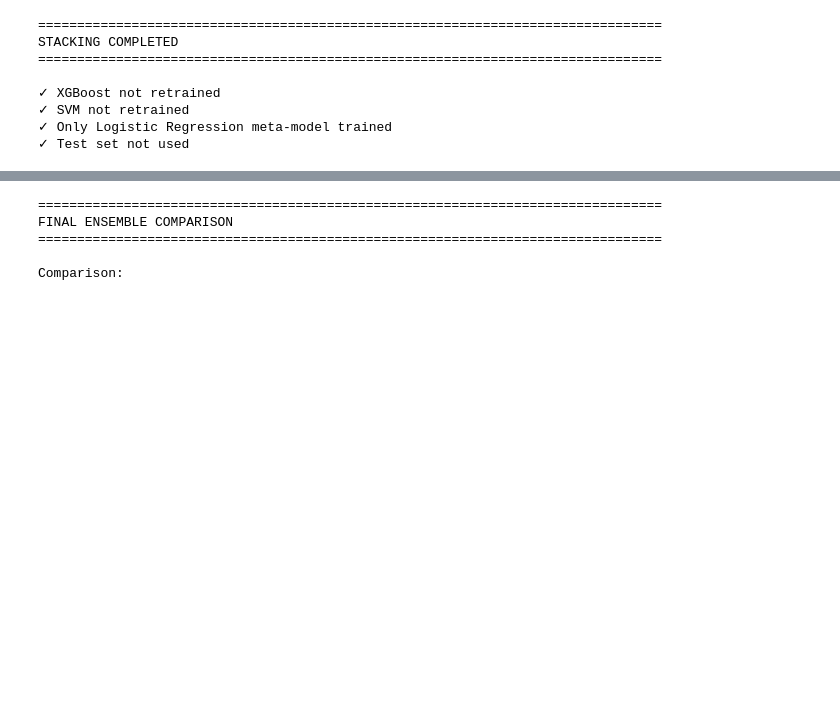
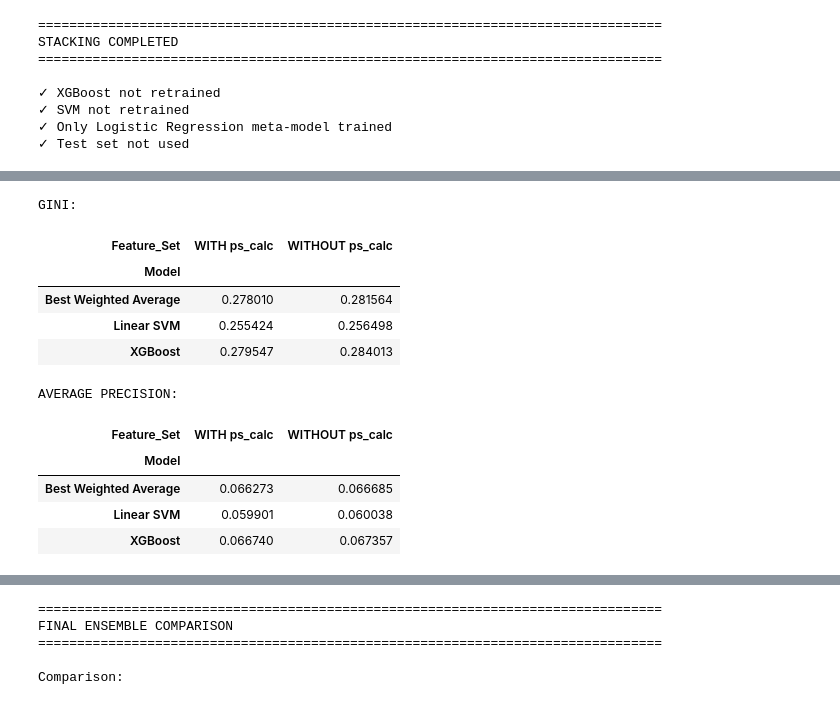
Before and after one commit to leyla-louache/porto-seguro-project, a Jupyter notebook: notebooks/04_Gilles_Koudjou.ipynb, the cells around one changed output, grey strips where cells are left out. Cells and saved outputs as stored; diff of their text form; code cells hidden in the pictures; blank space fills up the shorter version.

```diff
--- a/notebooks/04_Gilles_Koudjou.ipynb
+++ b/notebooks/04_Gilles_Koudjou.ipynb
@@ -11674,0 +12124,39 @@ STACKING COMPLETED
+# %%
+# ============================================================
+# 5. DIRECT WITH / WITHOUT COMPARISON
+# ============================================================
+
+gini_comparison = comparison_calc.pivot(
+    index="Model",
+    columns="Feature_Set",
+    values="Gini"
+)
+
+ap_comparison = comparison_calc.pivot(
+    index="Model",
+    columns="Feature_Set",
+    values="Average_Precision"
+)
+
+print("GINI:")
+display(
+    gini_comparison.round(6)
+)
+
+print("\nAVERAGE PRECISION:")
+display(
+    ap_comparison.round(6)
+)
+# %% [output]
+GINI:
+| Feature_Set | WITH ps_calc | WITHOUT ps_calc |
+| Model |  |  |
+| Best Weighted Average | 0.278010 | 0.281564 |
+| Linear SVM | 0.255424 | 0.256498 |
+| XGBoost | 0.279547 | 0.284013 |
+AVERAGE PRECISION:
+| Feature_Set | WITH ps_calc | WITHOUT ps_calc |
+| Model |  |  |
+| Best Weighted Average | 0.066273 | 0.066685 |
+| Linear SVM | 0.059901 | 0.060038 |
+| XGBoost | 0.066740 | 0.067357 |
```
Also changed, not shown: parts of 41 cells of this notebook.
